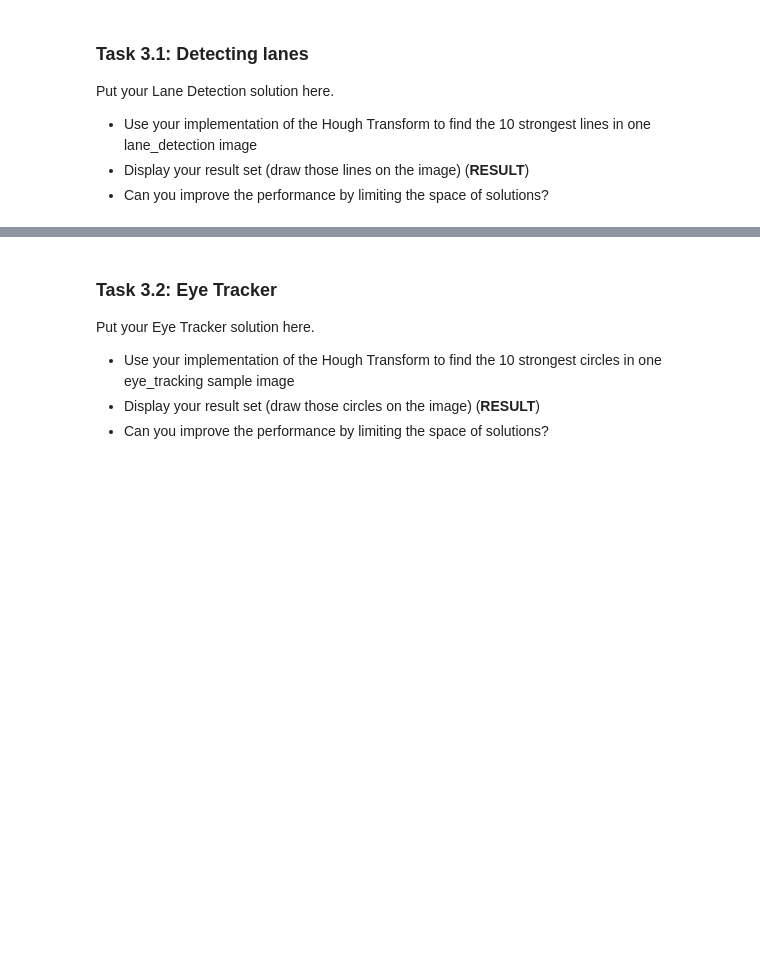
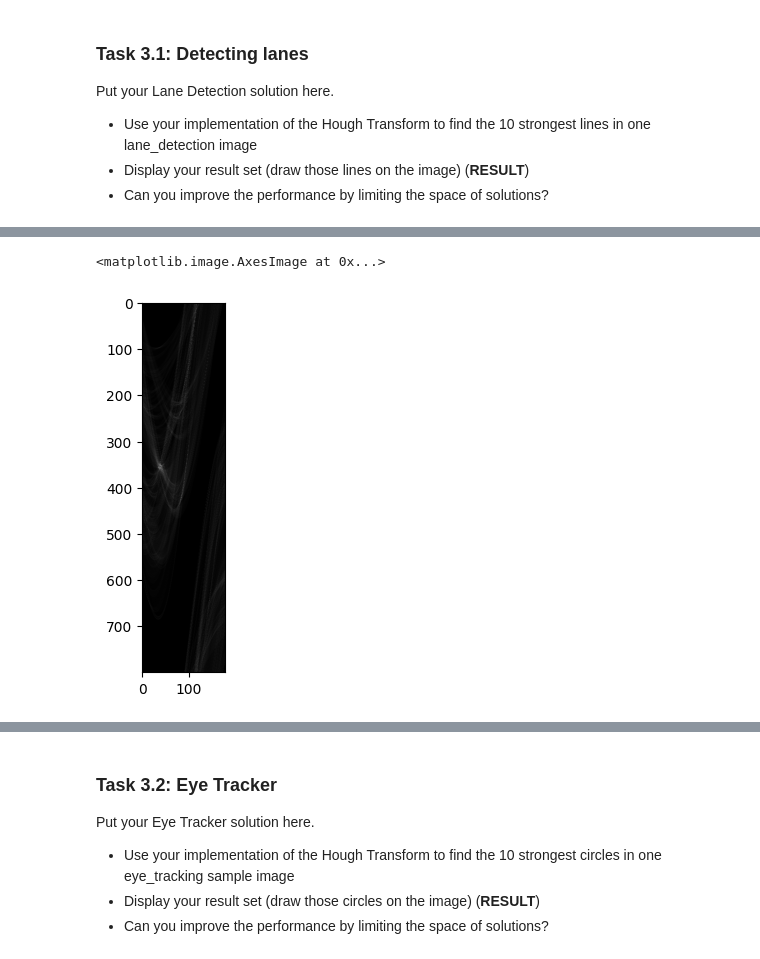
Before and after one commit to theRealProHacker/Computer-Vision, a Jupyter notebook: assignment03.ipynb, the cells around one changed output, grey strips where cells are left out. Cells and saved outputs as stored; diff of their text form; code cells hidden in the pictures; blank space fills up the shorter version.

```diff
--- a/assignment03.ipynb
+++ b/assignment03.ipynb
@@ -80,0 +93,23 @@ Put your Lane Detection solution here.
+# %%
+# r_granularity = 1
+max_r = math.sqrt(image.shape[0]**2 + image.shape[1]**2)
+
+a_granularity = 1
+max_a = 180
+
+array = np.zeros(
+    (int(np.ceil(max_r)), max_a)
+)
+
+for y, row in enumerate(image):
+    for x, pixel in enumerate(row):
+        if pixel:
+            for a in range(0, max_a, a_granularity):
+                r = x*math.cos(math.radians(a)) + y*math.sin(math.radians(a))
+                r = round(r)
+                array[r, a] += 1
+
+plt.imshow(array, cmap='gray')
+# %% [output]
+<matplotlib.image.AxesImage at 0x...>
+[figure, added]
```
Also changed, not shown: parts of 10 cells of this notebook, 1 other file.
